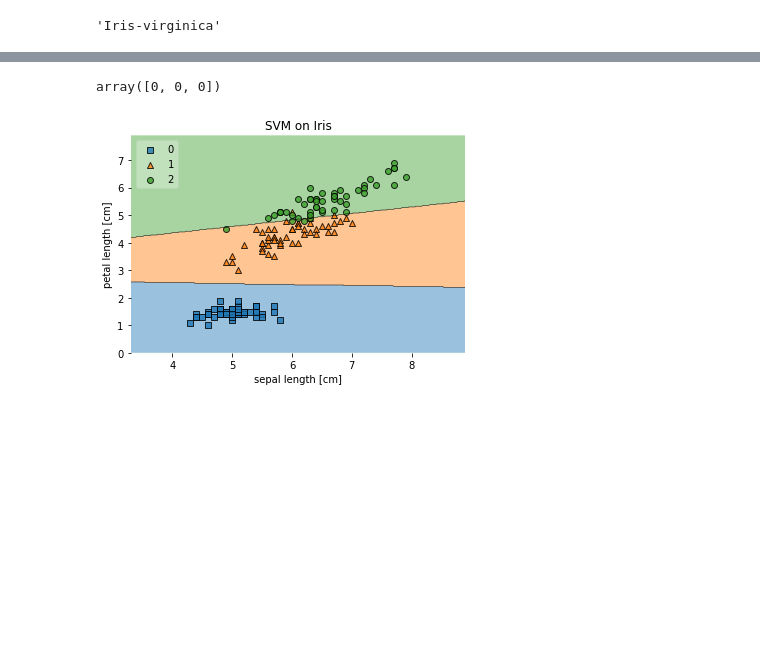
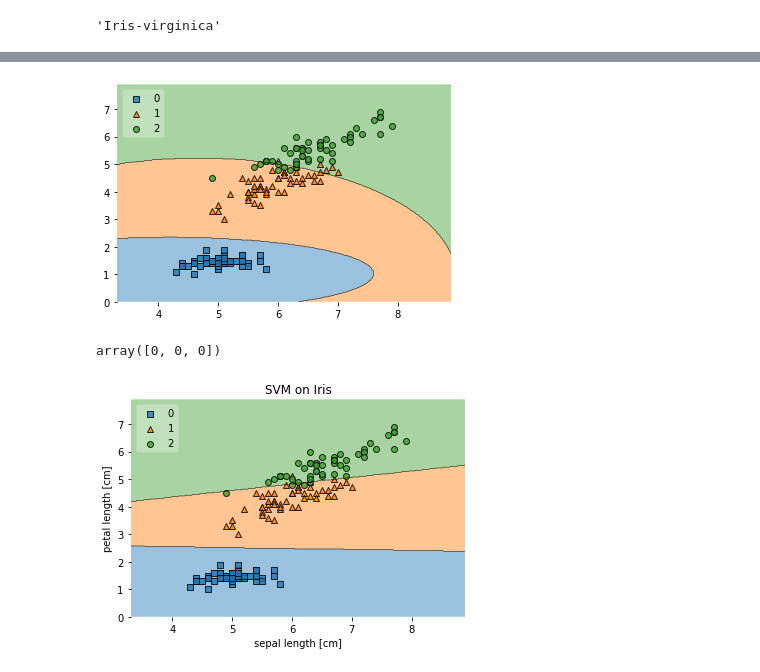
Before and after one commit to mtarcinalli/bayes, a Jupyter notebook: 01_bayes.ipynb, the cells around one changed output, grey strips where cells are left out. Drawn from its saved outputs; the diff is of its cells as text; code cells hidden in the pictures; blank space fills up the shorter version.

Commit message:
chart (wip)

```diff
--- a/01_bayes.ipynb
+++ b/01_bayes.ipynb
@@ -436,3 +438,5 @@ Acurácia  :  97.33333333333334
 print('a')
 # %% [output]
 a
+# %%
+iris2dim = carregar("data/iris/iris2dim.csv", delimiter=',', header=False)
@@ -441,13 +473,11 @@ class Object(object):
     modelo = None
 
     def predict(self, tupla):
-        print(tupla)
         res = []
         for t in tupla:
-            print('tupla',t)
-            res.append(verificar(self.modelo, t))
-        print(res[:3])
-        return(res)
+            res.append(int(verificar(self.modelo, t)))
+        return(np.array(res))
     pass
 nb = Object()
-#nb.predict = verificar
+modeloIris2dim = treinamento(iris2dim)
+nb.modelo = modeloIris2dim
@@ -467,6 +522,3 @@ tupla = ('6.7', '3.3', '5.7', '2.5')
 nb.predict(tupla)
 # %% [output]
 'Iris-virginica'
-# %%
-nb = new Object()
-nb.predict = verificar
@@ -486,0 +525,3 @@ TypeError: 'NoneType' object is not subscriptable
+# %%
+X1 = np.array([ [float(x[0]),float(x[1])] for x in iris2dim ])
+y1 = np.array([ int(x[2]) for x in iris2dim ])
@@ -487,3 +588,11 @@ TypeError: 'NoneType' object is not subscriptable
+# %%
+plot_decision_regions(X1, y1, clf=nb, legend=2)
+#plt.xlabel('sepal length [cm]')
+#plt.ylabel('petal length [cm]')
+#plt.title('NB on Iris')
+plt.show()
+# %% [output]
+[figure, added]
 # %%
 svm.predict([[3.3 ,       1.0        ],
  [3.31299304, 1.        ],
```
Also changed, not shown: parts of 17 cells of this notebook.
